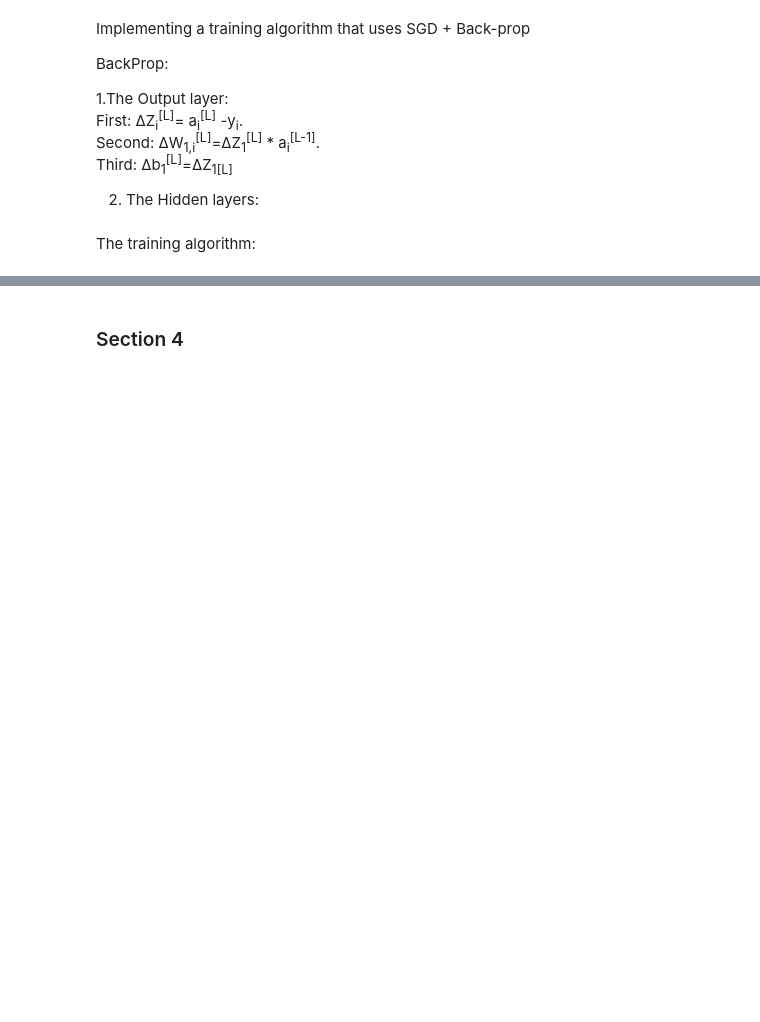
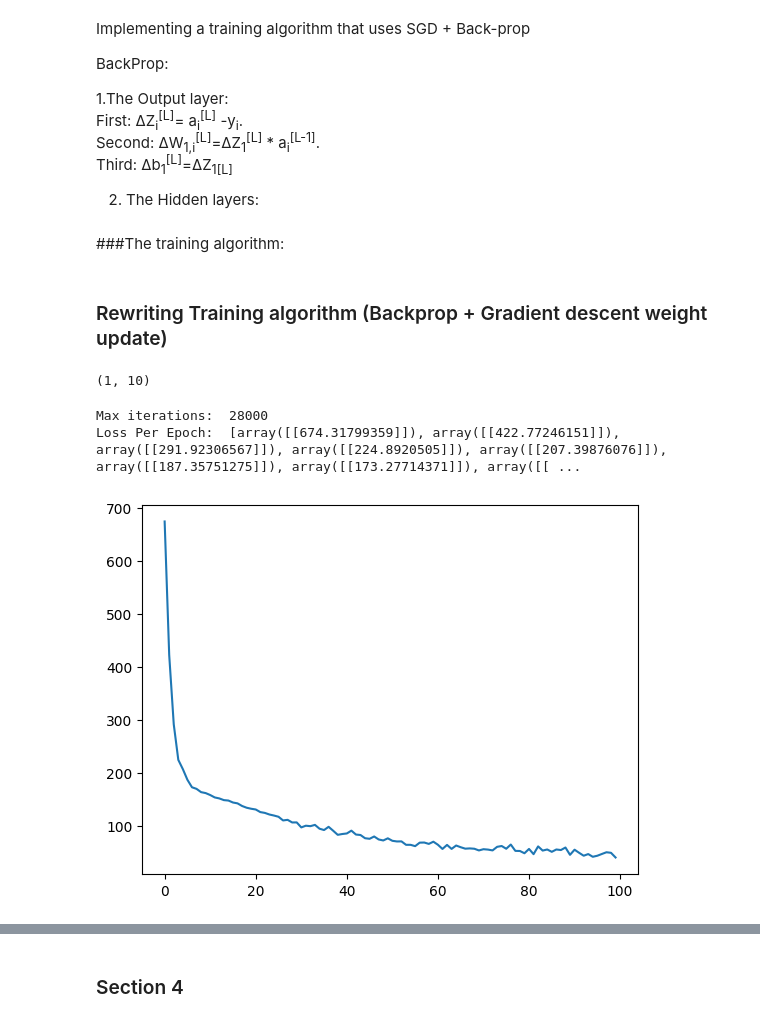
Before and after one commit to STRMNGnwo/CT5133-DeepLearning, a Jupyter notebook: DeepLearningAssignment_1.ipynb, the cells around one changed output, grey strips where cells are left out. Drawn from its saved outputs; the diff is of its cells as text; code cells hidden in the pictures; blank space fills up the shorter version.

```diff
--- a/DeepLearningAssignment_1.ipynb
+++ b/DeepLearningAssignment_1.ipynb
@@ -484,7 +491,7 @@ BackProp:
 
   2. The Hidden layers:
 # %% [markdown]
-The training algorithm:
+###The training algorithm:
 # %%
 def train_SGD_backprop(model,training_data_X,training_data_Y, training_params): #takes in model, all the training data and a dictionary of learning params.
 
@@ -615,3 +644,5 @@ def train_SGD_backprop(model,training_data_X,training_data_Y, training_params):
   print("Loss Per Epoch: ",loss_per_epoch)
   plt.plot([j for j in range(len(loss_per_epoch))], np.squeeze(loss_per_epoch))
   plt.show()
+# %% [markdown]
+### Rewriting Training algorithm (Backprop + Gradient descent weight update)
@@ -617,0 +802,19 @@ def train_SGD_backprop(model,training_data_X,training_data_Y, training_params):
+# %%
+model_blobs=Section3NeuralNet(training_blobs_X.iloc[[0]].shape,10)
+
+#setting training params
+train_params={ "epochs":100,"lr":0.001}
+
+print(model_blobs.output_layer.weights.shape)
+
+#for idx, weight in enumerate(model_blobs.output_layer.weights):
+ #     print(weight)
+      #model.output_layer.weights[idx] -= learning_rate * output_delta_w[idx]
+# %% [output]
+(1, 10)
+# %%
+rewritten_train_SGD_backprop(model_blobs,training_blobs_X,training_blobs_Y,train_params)
+# %% [output]
+Max iterations:  28000
+Loss Per Epoch:  [array([[674.31799359]]), array([[422.77246151]]), array([[291.92306567]]), array([[224.8920505]]), array([[207.39876076]]), array([[187.35751275]]), array([[173.27714371]]), array([[ ...
+[figure, added]
```
Also changed, not shown: parts of 37 cells of this notebook.
